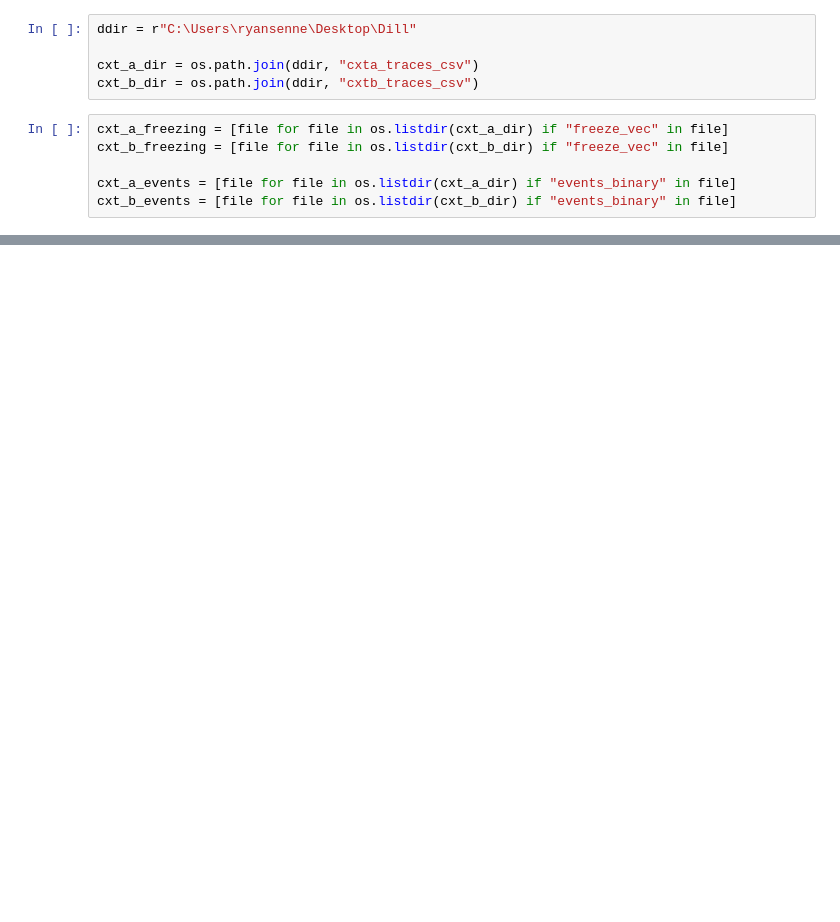
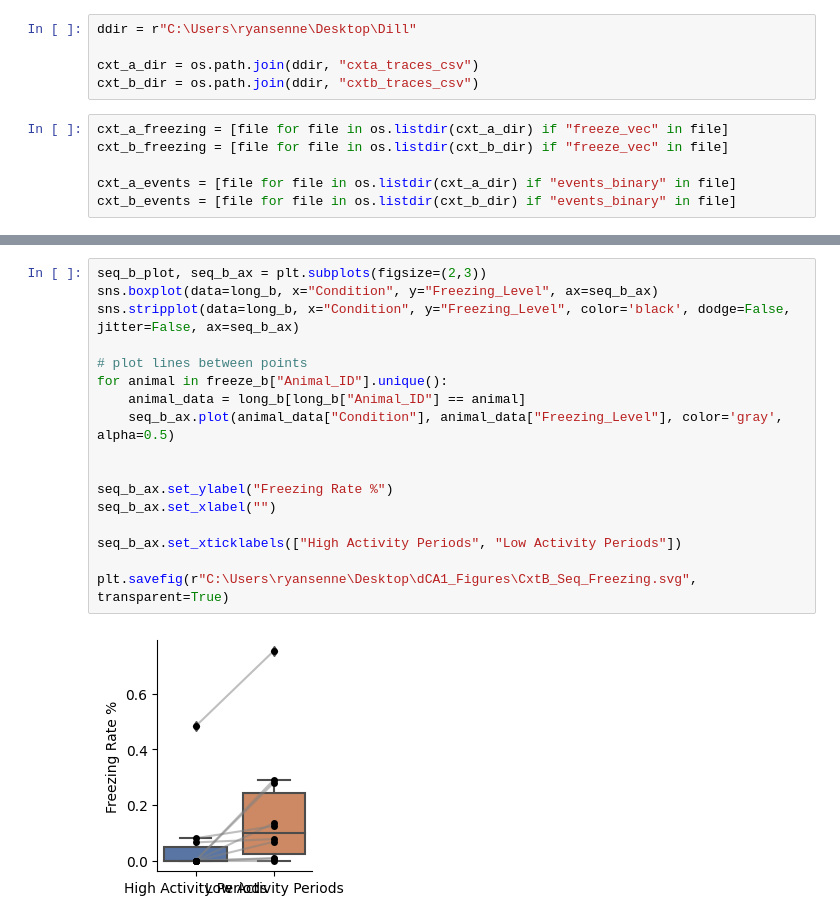
Before and after one commit to rsenne/dCA1_Paper, a Jupyter notebook: Ryan_Analyses_New/Freezing_Seqs_Analysis.ipynb, the cells around one changed output, grey strips where cells are left out. Cells and saved outputs as stored; diff of their text form; blank space fills up the shorter version.

```diff
--- a/Ryan_Analyses_New/Freezing_Seqs_Analysis.ipynb
+++ b/Ryan_Analyses_New/Freezing_Seqs_Analysis.ipynb
@@ -67,0 +169,19 @@ freeze_df.to_csv(r"C:\Users\ryansenne\Desktop\Dill\freeze_event_analysis.csv")
+# %%
+seq_b_plot, seq_b_ax = plt.subplots(figsize=(2,3))
+sns.boxplot(data=long_b, x="Condition", y="Freezing_Level", ax=seq_b_ax)
+sns.stripplot(data=long_b, x="Condition", y="Freezing_Level", color='black', dodge=False, jitter=False, ax=seq_b_ax)
+
+# plot lines between points
+for animal in freeze_b["Animal_ID"].unique():
+    animal_data = long_b[long_b["Animal_ID"] == animal]
+    seq_b_ax.plot(animal_data["Condition"], animal_data["Freezing_Level"], color='gray', alpha=0.5)
+
+
+seq_b_ax.set_ylabel("Freezing Rate %")
+seq_b_ax.set_xlabel("")
+
+seq_b_ax.set_xticklabels(["High Activity Periods", "Low Activity Periods"])
+
+plt.savefig(r"C:\Users\ryansenne\Desktop\dCA1_Figures\CxtB_Seq_Freezing.svg", transparent=True)
+# %% [output]
+[figure, added]
```
Also changed, not shown: parts of 11 cells of this notebook, 10 other files.
